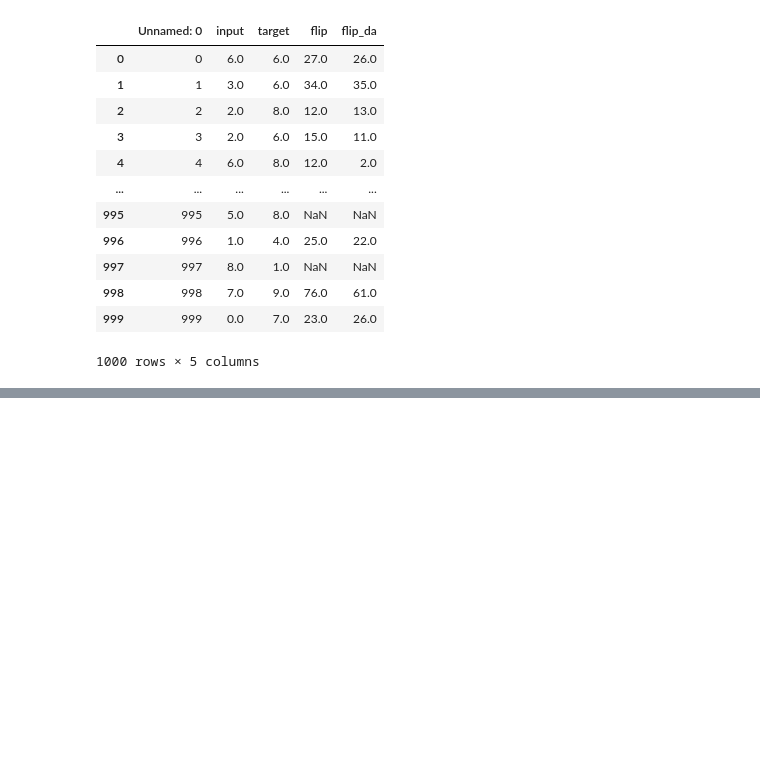
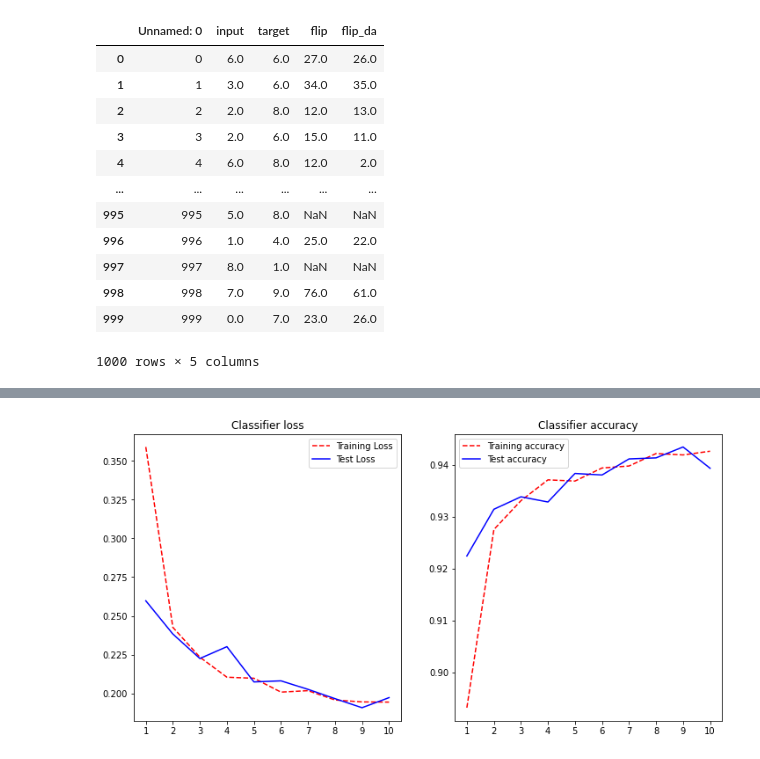
Before and after one commit to a-chubcheva/Excessive-invariance, a Jupyter notebook: autoencoder.ipynb, the cells around one changed output, grey strips where cells are left out. Saved outputs shown, nothing was run; the diff lists cells and outputs as text; code cells hidden in the pictures; blank space fills up the shorter version.

```diff
--- a/autoencoder.ipynb
+++ b/autoencoder.ipynb
@@ -509,0 +456,5 @@ classifier prediction:  8
+# %%
+#download pretrained model
+vae = VAE().to(device)
+vae.load_state_dict(torch.load('pretrained_models/vae.pth'))
+vae.eval()
@@ -509,0 +479,24 @@ classifier prediction:  8
+# %%
+model = Classifier().to(device)
+criterion = nn.CrossEntropyLoss().to(device)
+optimizer = optim.Adam(model.parameters(), lr=1e-2)
+num_epochs = 10
+
+classifier_vae, loss_history, acc_history = train_classifier(model, vae, criterion, optimizer, dataloaders, dataset_sizes, num_epochs)
+# %%
+fig = plt.figure(figsize=(12,6))
+fig.add_subplot(1, 2, 1)
+plt.title('Classifier loss')
+plt.xticks(range(1,num_epochs+1))
+plt.plot(range(1,num_epochs+1), loss_history['train'], 'r--')
+plt.plot(range(1,num_epochs+1), loss_history['val'], 'b-')
+plt.legend(['Training Loss', 'Test Loss']);
+
+fig.add_subplot(1, 2, 2)
+plt.title('Classifier accuracy')
+plt.xticks(range(1,num_epochs+1))
+plt.plot(range(1,num_epochs+1), acc_history['train'], 'r--')
+plt.plot(range(1,num_epochs+1), acc_history['val'], 'b-')
+plt.legend(['Training accuracy', 'Test accuracy']);
+# %% [output]
+[figure, added]
```
Also changed, not shown: parts of 34 cells of this notebook, 2 other files.
